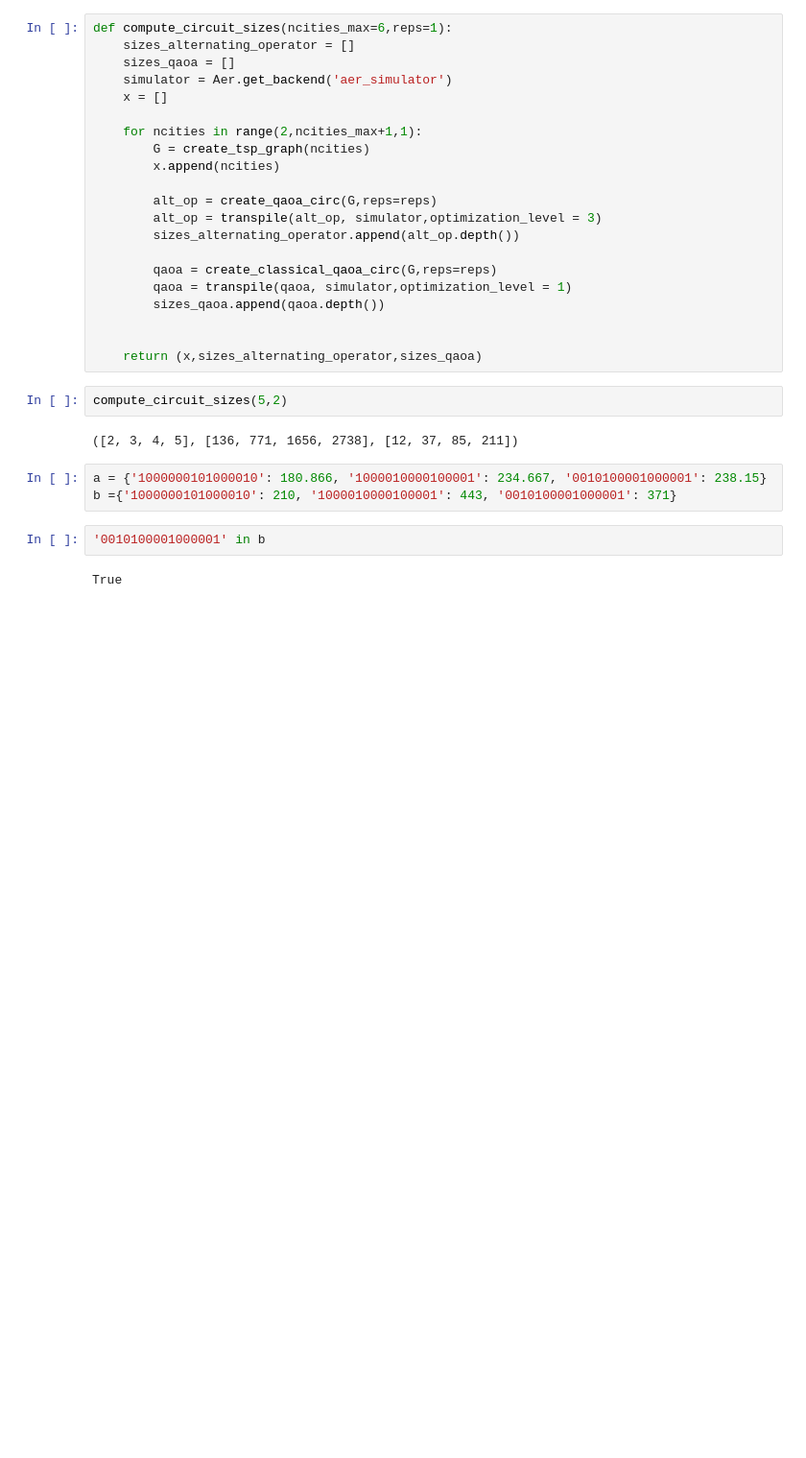
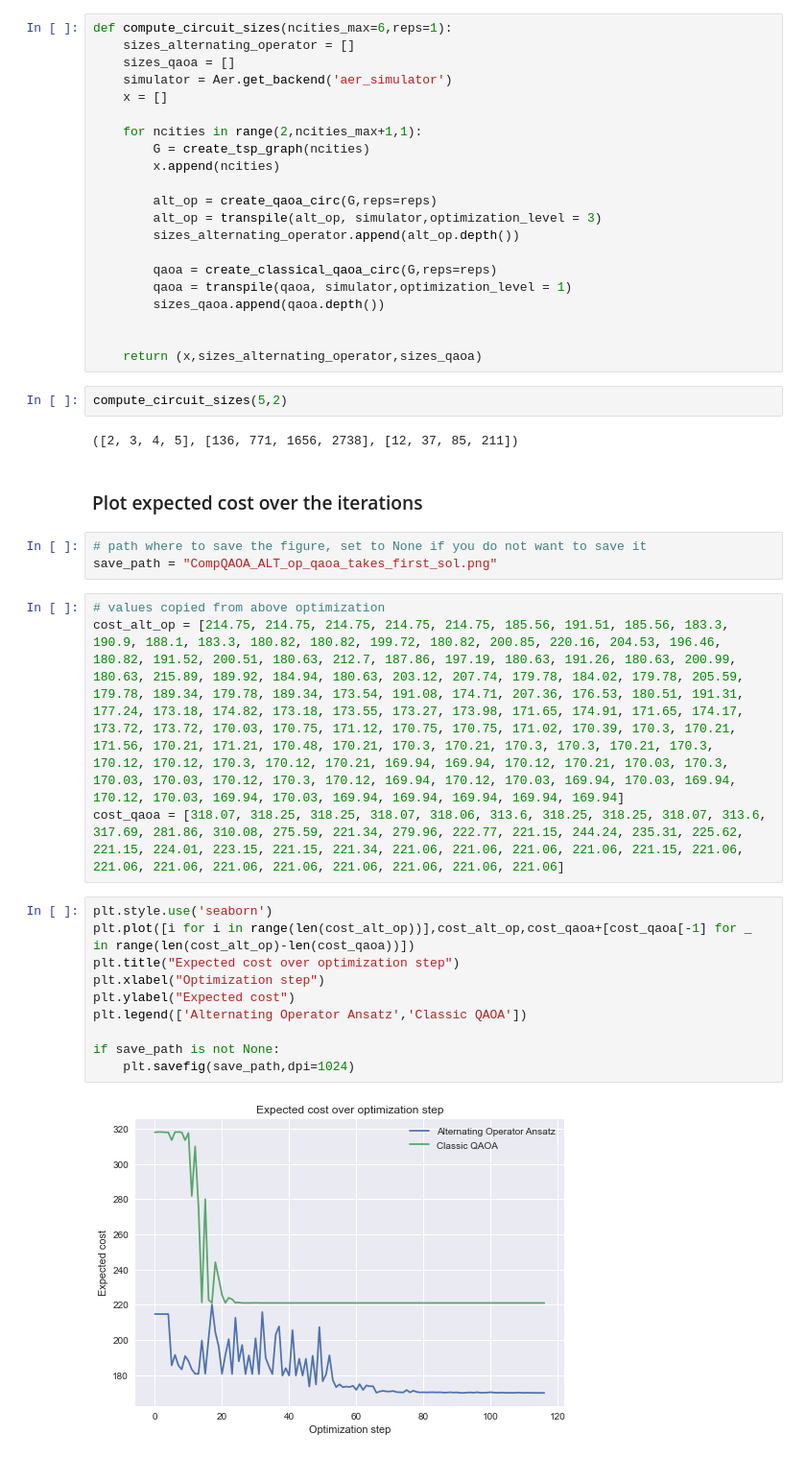
Before and after one commit to simondobers/quantum_alternating_operator, a Jupyter notebook: TSP.ipynb, the cells around one changed output. Shown at 96% size. Saved outputs shown, nothing was run; the diff lists cells and outputs as text; blank space fills up the shorter version.

```diff
--- a/TSP.ipynb
+++ b/TSP.ipynb
@@ -149,10 +178,24 @@ def compute_circuit_sizes(ncities_max=6,reps=1):
 compute_circuit_sizes(5,2)
 # %% [output]
 ([2, 3, 4, 5], [136, 771, 1656, 2738], [12, 37, 85, 211])
-# %%
-a = {'1000000101000010': 180.866, '1000010000100001': 234.667, '0010100001000001': 238.15}
-b ={'1000000101000010': 210, '1000010000100001': 443, '0010100001000001': 371}
-# %%
-'0010100001000001' in b
-# %% [output]
-True
+# %% [markdown]
+### Plot expected cost over the iterations
+# %%
+# path where to save the figure, set to None if you do not want to save it
+save_path = "CompQAOA_ALT_op_qaoa_takes_first_sol.png"
+# %%
+# values copied from above optimization
+cost_alt_op = [214.75, 214.75, 214.75, 214.75, 214.75, 185.56, 191.51, 185.56, 183.3, 190.9, 188.1, 183.3, 180.82, 180.82, 199.72, 180.82, 200.85, 220.16, 204.53, 196.46, 180.82, 191.52, 200.51, 180.63, 212.7, 187.86, 197.19, 180.63, 191.26, 180.63, 200.99, 180.63, 215.89, 189.92, 184.94, 180.63, 203.12, 207.74, 179.78, 184.02, 179.78, 205.59, 179.78, 189.34, 179.78, 189.34, 173.54, 191.08, 174.71, 207.36, 176.53, 180.51, 191.31, 177.24, 173.18, 174.82, 173.18, 173.55, 173.27, 173.98, 171.65, 174.91, 171.65, 174.17, 173.72, 173.72, 170.03, 170.75, 171.12, 170.75, 170.75, 171.02, 170.39, 170.3, 170.21, 171.56, 170.21, 171.21, 170.48, 170.21, 170.3, 170.21, 170.3, 170.3, 170.21, 170.3, 170.12, 170.12, 170.3, 170.12, 170.21, 169.94, 169.94, 170.12, 170.21, 170.03, 170.3, 170.03, 170.03, 170.12, 170.3, 170.12, 169.94, 170.12, 170.03, 169.94, 170.03, 169.94, 170.12, 170.03, 169.94, 170.03, 169.94, 169.94, 169.94, 169.94, 169.94]
+cost_qaoa = [318.07, 318.25, 318.25, 318.07, 318.06, 313.6, 318.25, 318.25, 318.07, 313.6, 317.69, 281.86, 310.08, 275.59, 221.34, 279.96, 222.77, 221.15, 244.24, 235.31, 225.62, 221.15, 224.01, 223.15, 221.15, 221.34, 221.06, 221.06, 221.06, 221.06, 221.15, 221.06, 221.06, 221.06, 221.06, 221.06, 221.06, 221.06, 221.06, 221.06]
+# %%
+plt.style.use('seaborn')
+plt.plot([i for i in range(len(cost_alt_op))],cost_alt_op,cost_qaoa+[cost_qaoa[-1] for _ in range(len(cost_alt_op)-len(cost_qaoa))])
+plt.title("Expected cost over optimization step")
+plt.xlabel("Optimization step")
+plt.ylabel("Expected cost")
+plt.legend(['Alternating Operator Ansatz','Classic QAOA'])
+
+if save_path is not None:
+    plt.savefig(save_path,dpi=1024)
+# %% [output]
+[figure, added]
```
Also changed, not shown: parts of 15 cells of this notebook, 4 other files.
